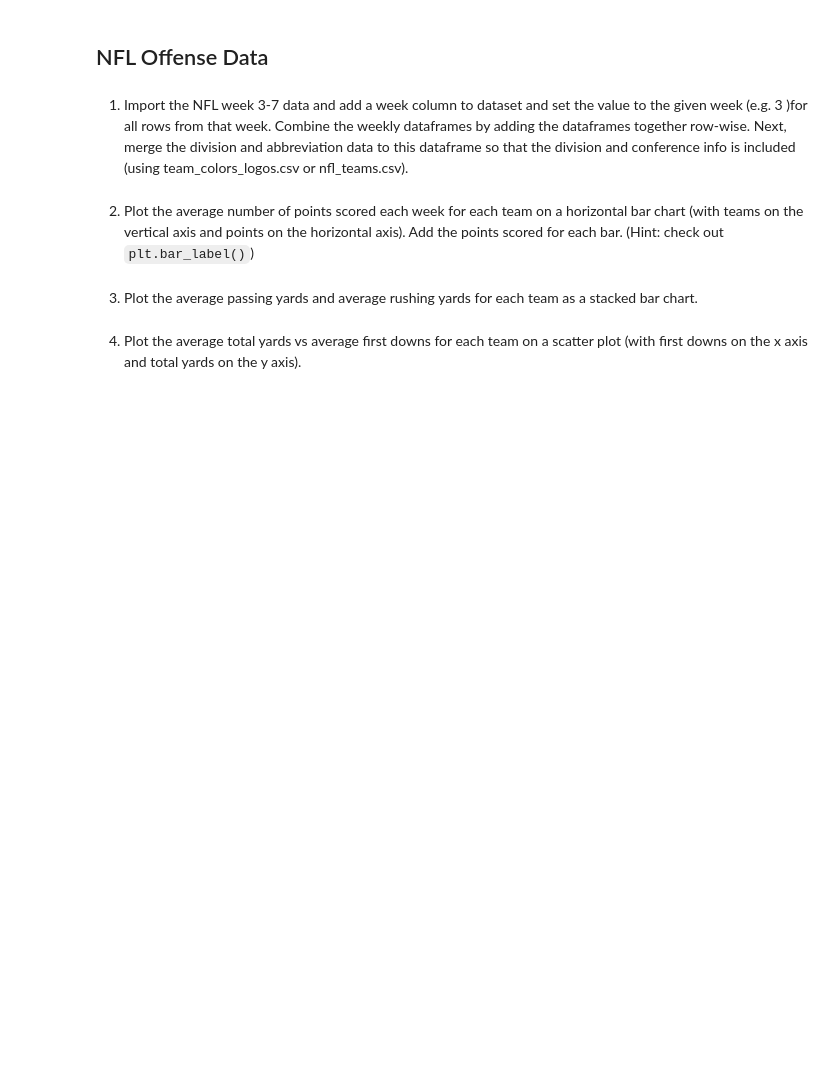
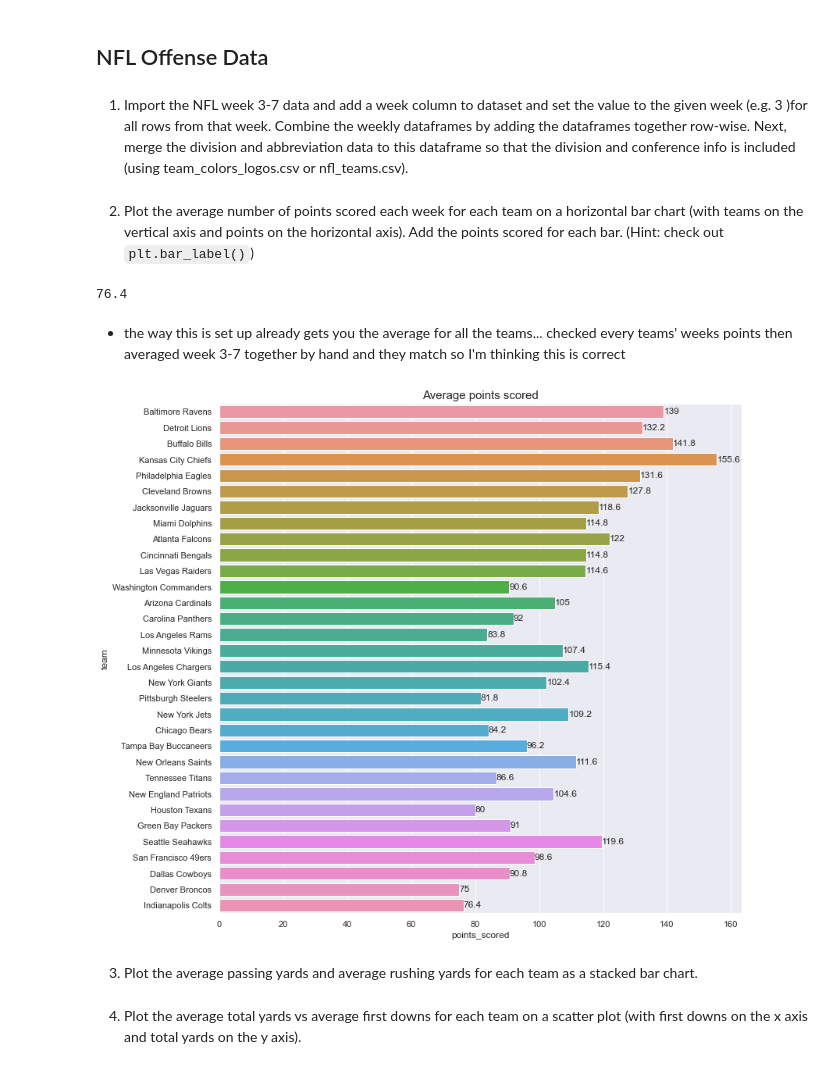
Before and after one commit to SheltonBlackwell/CIS277-FA22-Lab6, a Jupyter notebook: Lab6.ipynb, the cells around one changed output. Drawn from its saved outputs; the diff is of its cells as text; code cells hidden in the pictures; blank space fills up the shorter version.

```diff
--- a/Lab6.ipynb
+++ b/Lab6.ipynb
@@ -14,5 +12,39 @@ df.head()
+# %%
+week3 = pd.read_csv("nfloffenseweek3.csv")
+week4 = pd.read_csv("nfloffenseweek4.csv")
+week5 = pd.read_csv("nfloffenseweek5.csv")
+week6 = pd.read_csv("nfloffenseweek6.csv")
+week7 = pd.read_csv("nfloffenseweek7.csv")
+teams = pd.read_csv("nfl_teams.csv")
+colors_logos = pd.read_csv("teams_colors_logos.csv")
+# %%
+week3_column = week3.assign(week=3)
+week4_column = week4.assign(week=4)
+week5_column = week5.assign(week=5)
+week6_column = week6.assign(week=6)
+week7_column = week7.assign(week=7)
+all_weeks = [week3_column, week4_column, week5_column,week6_column,week7_column]
+stacked_files = pd.concat(all_weeks)
+stacked_files.rename(columns={'1st_downs':'first_downs'},inplace=True)
+stacked_files.merge(teams,left_on="team", right_on="Name")
+files = stacked_files.merge(colors_logos,left_on="team", right_on="team_name")
+files
 # %% [markdown]
 2. Plot the average number of points scored each week for each team on a horizontal bar chart (with teams on the vertical axis and points on the horizontal axis). Add the points scored for each bar. (Hint: check out `plt.bar_label()`)
+# %%
+files[files.team.str.contains('Indianapolis Colts')].points_scored.mean()
+# %% [output]
+76.4
+# %% [markdown]
+- the way this is set up already gets you the average for all the teams... checked every teams' weeks points then averaged week 3-7 together by hand and they match so I'm thinking this is correct
+# %%
+ax = sns.barplot(x=files.points_scored,y= files.team,
+data = files,
+ci=None)
+ax.bar_label(ax.containers[0])
+plt.title("Average points scored",fontsize=15);
+# %% [output]
+[figure, added]
 # %% [markdown]
 3. Plot the average passing yards and average rushing yards for each team as a stacked bar chart.
 # %% [markdown]
```
Also changed, not shown: parts of 2 cells of this notebook.
